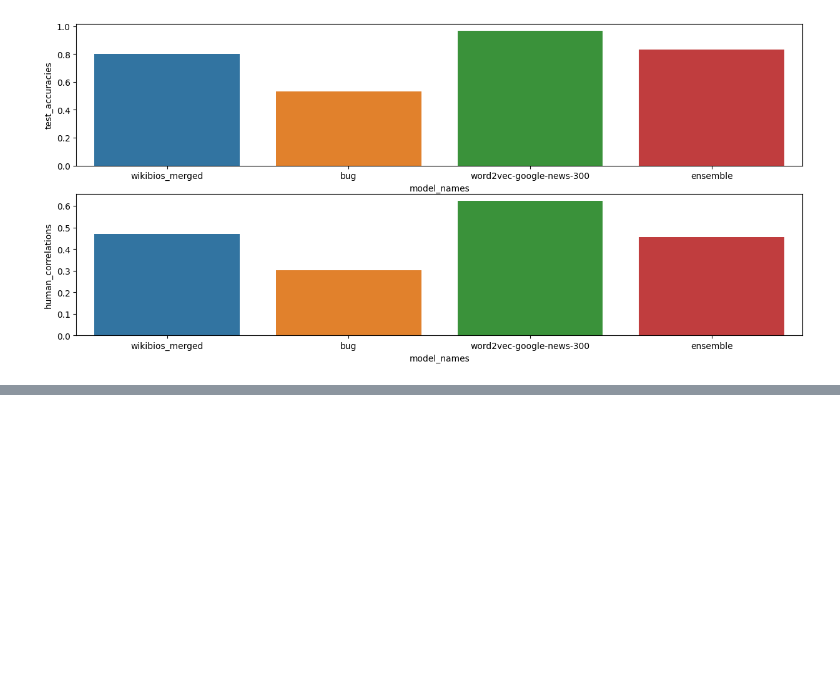
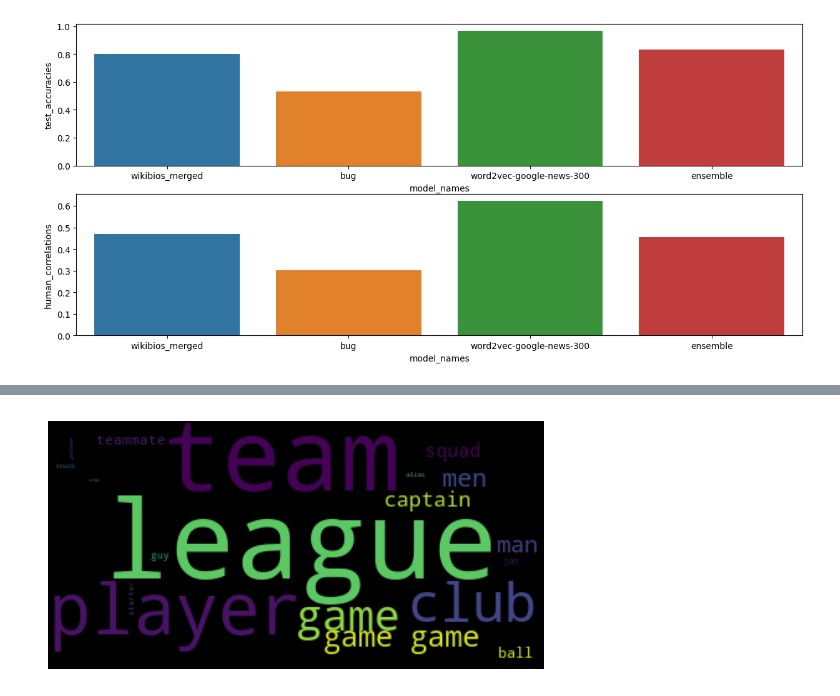
Before and after one commit to Andrewwango/kainosRecruitmentApi-TeamA, a Jupyter notebook: ai/03_test_model.ipynb, the cells around one changed output, grey strips where cells are left out. Saved outputs shown, nothing was run; the diff lists cells and outputs as text; code cells hidden in the pictures; blank space fills up the shorter version.

```diff
--- a/ai/03_test_model.ipynb
+++ b/ai/03_test_model.ipynb
@@ -290,0 +143,12 @@ f set()
+# %%
+with open("data/corpus/dataset_wikibios_merged.txt", "r") as f:
+    documents = f.read().splitlines()
+# %%
+document = " ".join(documents[:2000])
+# %%
+scorer = ensemble_scorer
+tokens, scores = scorer.score_document(document, progress=True)
+words = biased_words(tokens, scores)
+print(percentage_bias(document, scores))
+print("m", set(words["biased_m"]))
+print("f", set(words["biased_f"]))
@@ -290,0 +159,6 @@ f set()
+# %%
+plt.imshow(WordCloud().generate(" ".join(words["biased_m"])), interpolation='bilinear')
+plt.axis("off")
+plt.show()
+# %% [output]
+[figure, added]
```
Also changed, not shown: parts of 35 cells of this notebook, 2 other files.
